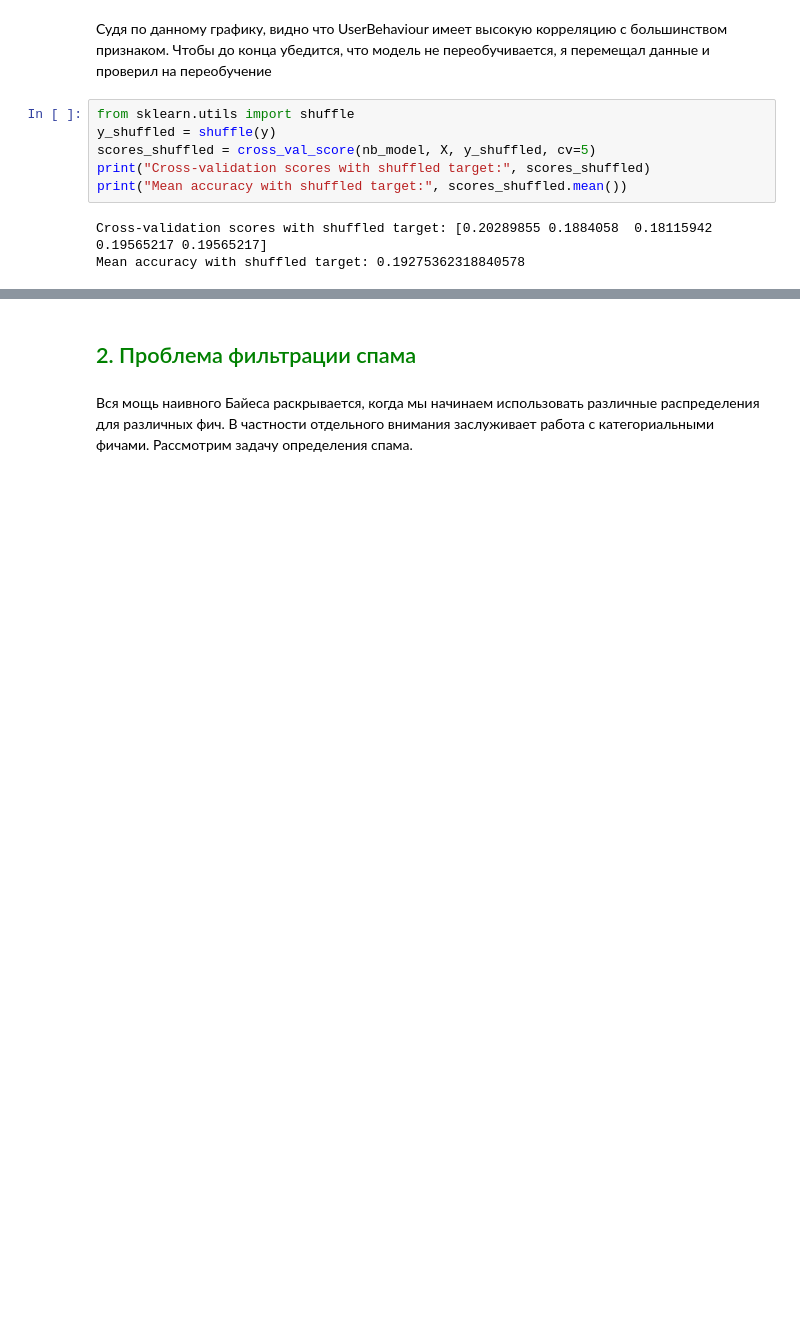
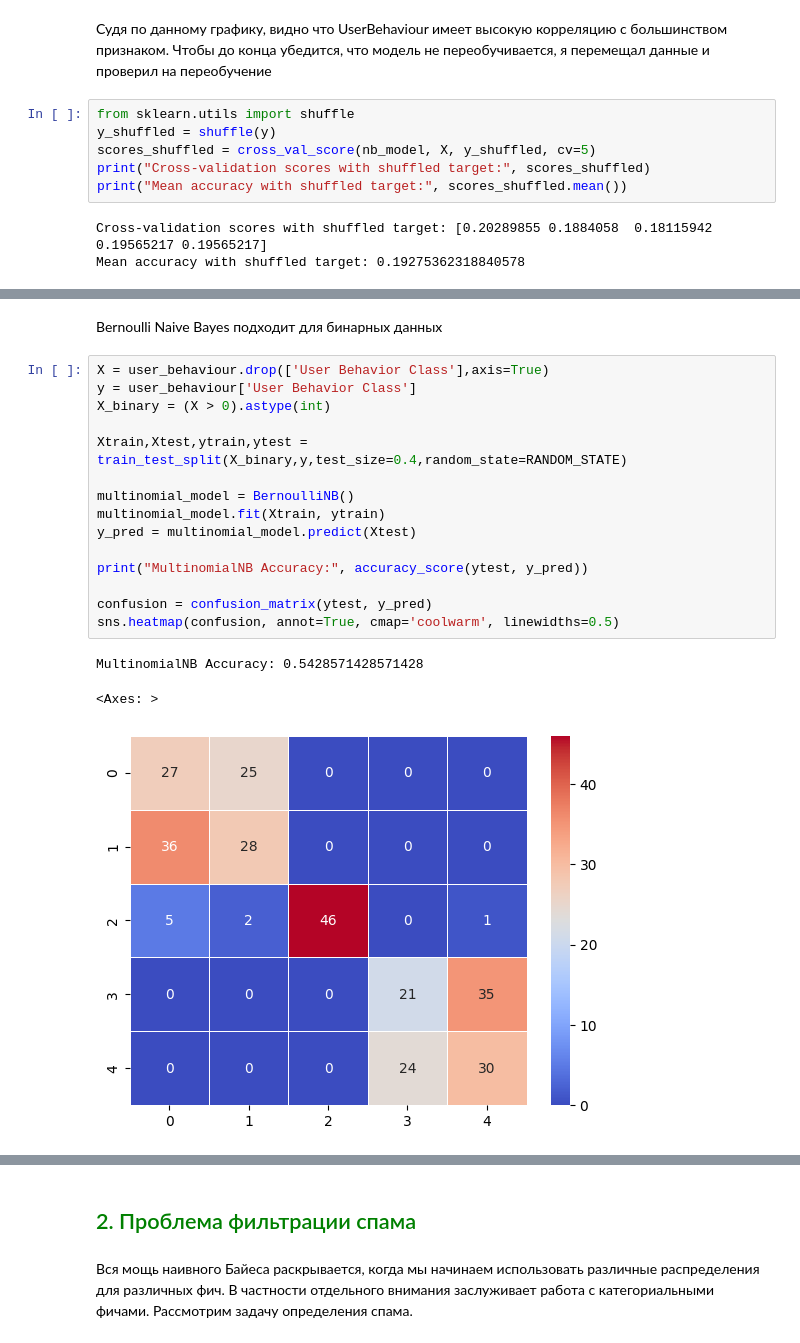
Before and after one commit to Dragoh54/MachineLearning-Labs, a Jupyter notebook: lab8/2024_ML_LR8_MACS.ipynb, the cells around one changed output, grey strips where cells are left out. Drawn from its saved outputs; the diff is of its cells as text; blank space fills up the shorter version.

```diff
--- a/lab8/2024_ML_LR8_MACS.ipynb
+++ b/lab8/2024_ML_LR8_MACS.ipynb
@@ -370,3 +360,24 @@ sns.heatmap(confusion, annot=True, cmap='coolwarm', linewidths=0.5)
 MultinomialNB Accuracy: 0.9178571428571428
 <Axes: >
 [figure]
+# %% [markdown]
+Bernoulli Naive Bayes подходит для бинарных данных
+# %%
+X = user_behaviour.drop(['User Behavior Class'],axis=True)
+y = user_behaviour['User Behavior Class']
+X_binary = (X > 0).astype(int)
+
+Xtrain,Xtest,ytrain,ytest = train_test_split(X_binary,y,test_size=0.4,random_state=RANDOM_STATE)
+
+multinomial_model = BernoulliNB()
+multinomial_model.fit(Xtrain, ytrain)
+y_pred = multinomial_model.predict(Xtest)
+
+print("MultinomialNB Accuracy:", accuracy_score(ytest, y_pred))
+
+confusion = confusion_matrix(ytest, y_pred)
+sns.heatmap(confusion, annot=True, cmap='coolwarm', linewidths=0.5)
+# %% [output]
+MultinomialNB Accuracy: 0.5428571428571428
+<Axes: >
+[figure, added]
```
Also changed, not shown: parts of 17 cells of this notebook, 1 other file.
